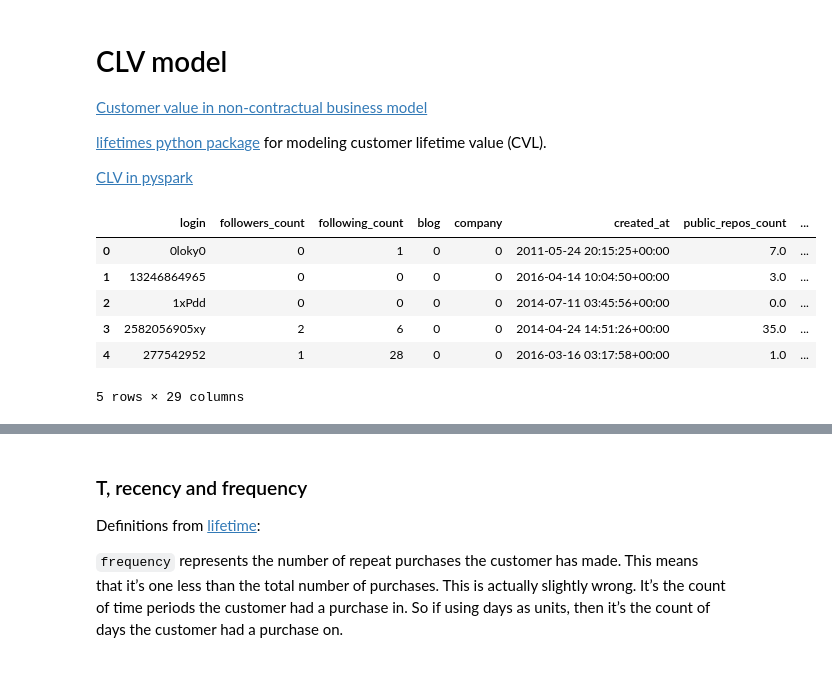
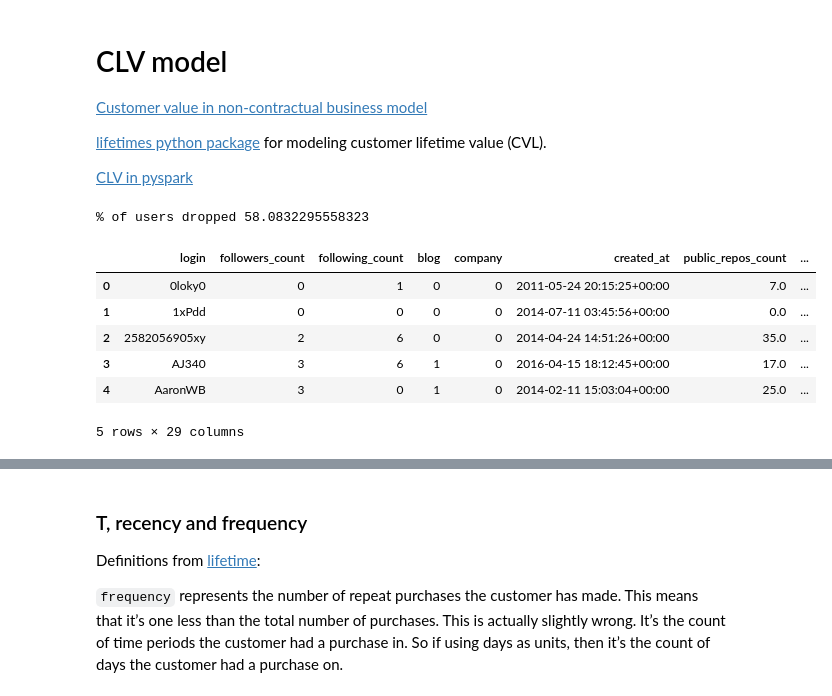
Before and after one commit to bps10/github-churn, a Jupyter notebook: Model_CVL.ipynb, the cells around one changed output, grey strips where cells are left out. Drawn from its saved outputs; the diff is of its cells as text; code cells hidden in the pictures.

Commit message:
minimally working model

```diff
--- a/Model_CVL.ipynb
+++ b/Model_CVL.ipynb
@@ -16,15 +16,16 @@ from lifetimes.plotting import plot_frequency_recency_matrix
 
 import helper as h
 # %%
-user_data = h.get_merged_data(appName='CVL-model').toPandas()
+user_data = h.get_merged_data(appName='CVL-model', year='2018').toPandas()
 user_data.head()
 # %% [output]
+% of users dropped 58.0832295558323
 |  | login | followers_count | following_count | blog | company | created_at | public_repos_count | ... |
 | 0 | 0loky0 | 0 | 1 | 0 | 0 | 2011-05-24 20:15:25+00:00 | 7.0 | ... |
-| 1 | 13246864965 | 0 | 0 | 0 | 0 | 2016-04-14 10:04:50+00:00 | 3.0 | ... |
-| 2 | 1xPdd | 0 | 0 | 0 | 0 | 2014-07-11 03:45:56+00:00 | 0.0 | ... |
-| 3 | 2582056905xy | 2 | 6 | 0 | 0 | 2014-04-24 14:51:26+00:00 | 35.0 | ... |
-| 4 | 277542952 | 1 | 28 | 0 | 0 | 2016-03-16 03:17:58+00:00 | 1.0 | ... |
+| 1 | 1xPdd | 0 | 0 | 0 | 0 | 2014-07-11 03:45:56+00:00 | 0.0 | ... |
+| 2 | 2582056905xy | 2 | 6 | 0 | 0 | 2014-04-24 14:51:26+00:00 | 35.0 | ... |
+| 3 | AJ340 | 3 | 6 | 1 | 0 | 2016-04-15 18:12:45+00:00 | 17.0 | ... |
+| 4 | AaronWB | 3 | 0 | 1 | 0 | 2014-02-11 15:03:04+00:00 | 25.0 | ... |
-5 rows × 29 columns
+5 rows × 29 columns
 # %%
 #pd.to_datetime(users['created_at'], errors='coerce')
```
Also changed, not shown: parts of 16 cells of this notebook, 7 other files.
